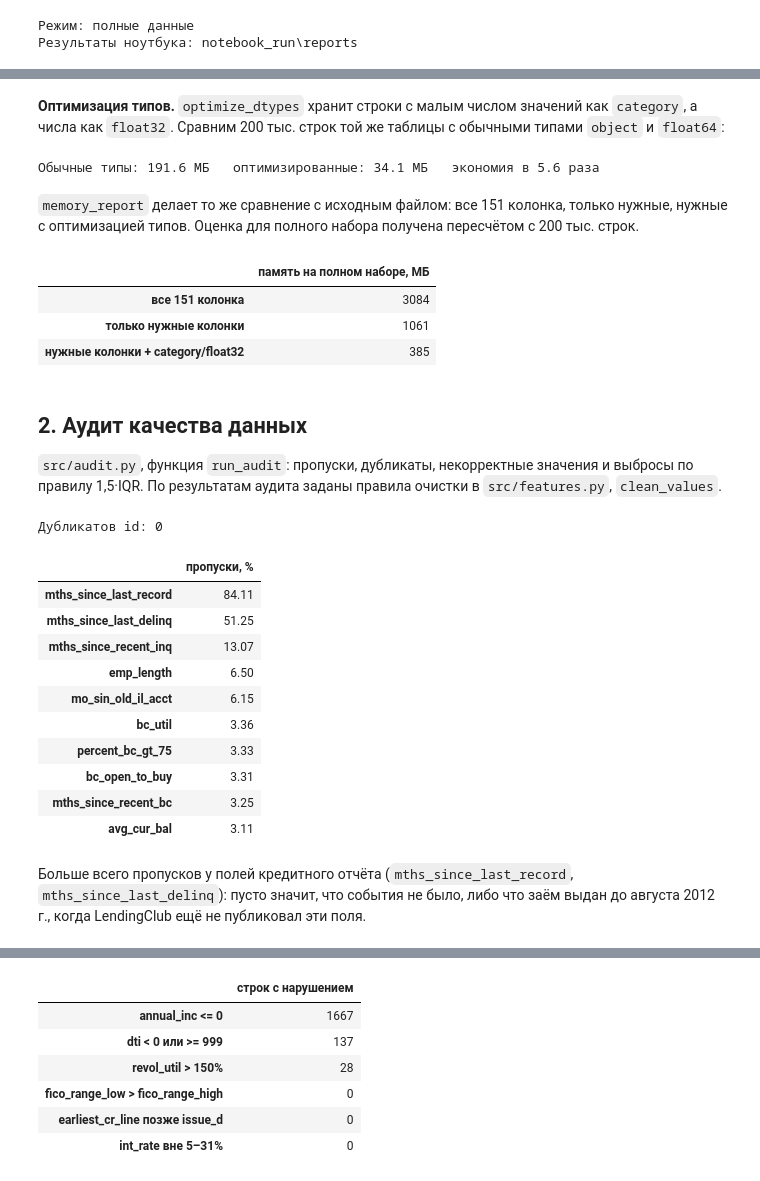
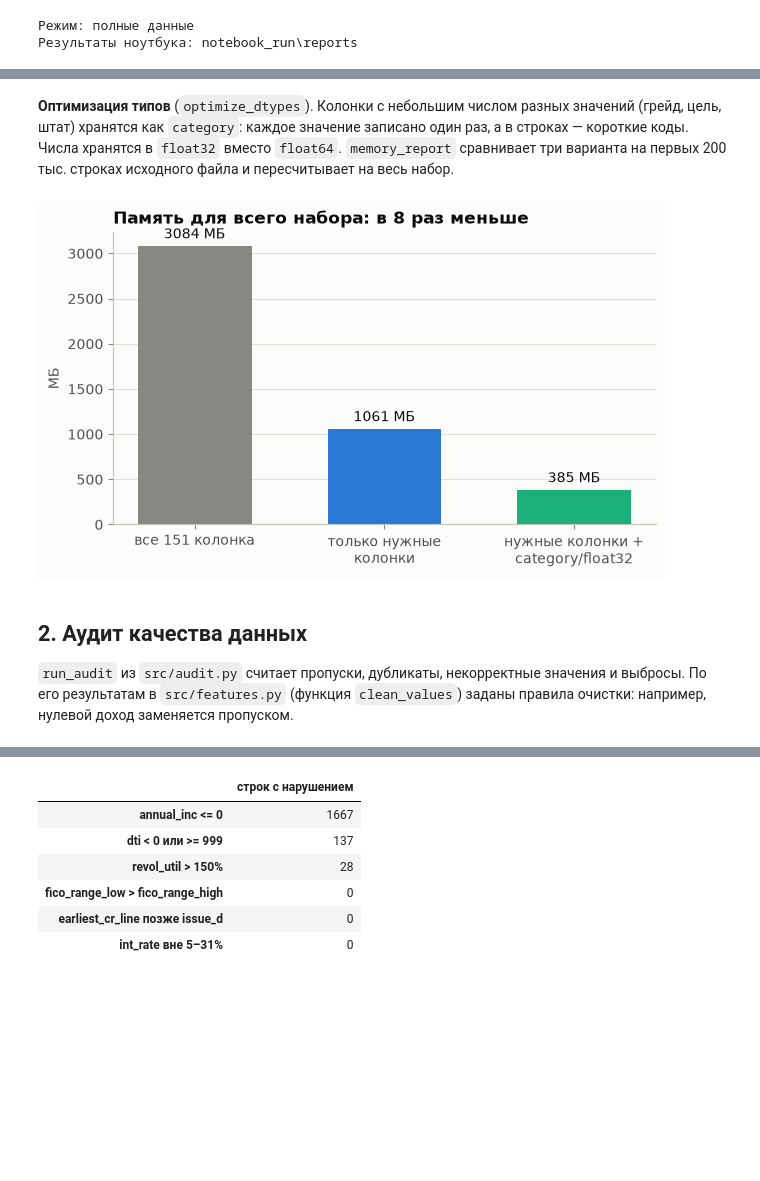
Before and after one commit to yersaa/Loan_default_prediction, a Jupyter notebook: project_walkthrough.ipynb, the cells around one changed output, grey strips where cells are left out. Cells and saved outputs as stored; diff of their text form; code cells hidden in the pictures; blank space fills up the shorter version.

```diff
--- a/project_walkthrough.ipynb
+++ b/project_walkthrough.ipynb
@@ -96,56 +137,28 @@ df.head(3)
 | 0 | 68407277 | 2015-12-01 | 3600.0 | 36 months | 13.99 | 123.029999 | C | C4 | 10+ years | ... |
 | 1 | 68355089 | 2015-12-01 | 24700.0 | 36 months | 11.99 | 820.280029 | C | C1 | 10+ years | ... |
 | 2 | 68341763 | 2015-12-01 | 20000.0 | 60 months | 10.78 | 432.660004 | B | B4 | 10+ years | ... |
-# %% [markdown]
-**Оптимизация типов.** `optimize_dtypes` хранит строки с малым числом значений как `category`, а числа как `float32`.
-Сравним 200 тыс. строк той же таблицы с обычными типами `object` и `float64`:
-# %%
-part = df.head(200_000)
-plain = part.astype({c: "object" for c in C.CATEGORICAL} | {c: "float64" for c in C.FLOAT32})
-print(f"Обычные типы: {mb(plain)} МБ   оптимизированные: {mb(part)} МБ   экономия в {mb(plain) / mb(part):.1f} раза")
-del plain, part
-# %% [output]
-Обычные типы: 191.6 МБ   оптимизированные: 34.1 МБ   экономия в 5.6 раза
-# %% [markdown]
-`memory_report` делает то же сравнение с исходным файлом: все 151 колонка, только нужные, нужные с оптимизацией типов.
-Оценка для полного набора получена пересчётом с 200 тыс. строк.
-# %%
-if C.RAW_CSV.exists():
-    memory = memory_report()["full_dataset_estimate_mb"]
-else:
-    memory = load_json(C.ROOT / "reports" / "benchmarks.json")["memory"]["full_dataset_estimate_mb"]
-sizes = {"все 151 колонка": memory["all_cols"], "только нужные колонки": memory["selected_cols"],
-         "нужные колонки + category/float32": memory["selected_optimized"]}
-pd.Series(sizes, name="память на полном наборе, МБ").to_frame()
-# %% [output]
-|  | память на полном наборе, МБ |
-| все 151 колонка | 3084 |
-| только нужные колонки | 1061 |
-| нужные колонки + category/float32 | 385 |
+# %% [markdown]
+**Оптимизация типов** (`optimize_dtypes`). Колонки с небольшим числом разных значений (грейд, цель, штат) хранятся как
+`category`: каждое значение записано один раз, а в строках — короткие коды. Числа хранятся в `float32` вместо `float64`.
+`memory_report` сравнивает три варианта на первых 200 тыс. строках исходного файла и пересчитывает на весь набор.
+# %%
+if C.RAW_CSV.exists():
+    memory = memory_report()["full_dataset_estimate_mb"]
+else:
+    memory = load_json(C.ROOT / "reports" / "benchmarks.json")["memory"]["full_dataset_estimate_mb"]
+
+labels = ["все 151 колонка", "только нужные\nколонки", "нужные колонки +\ncategory/float32"]
+values = [memory["all_cols"], memory["selected_cols"], memory["selected_optimized"]]
+fig, ax = plt.subplots(figsize=(7, 3.8))
+bars = ax.bar(labels, values, color=[MUTED, BLUE, AQUA], width=0.6)
+ax.bar_label(bars, fmt="%d МБ", padding=3)
+ax.set(title=f"Память для всего набора: в {values[0] / values[2]:.0f} раз меньше", ylabel="МБ")
+ax.grid(axis="x", visible=False)
+plt.show()
+# %% [output]
+[figure, added]
 # %% [markdown]
 ## 2. Аудит качества данных
 
-`src/audit.py`, функция `run_audit`: пропуски, дубликаты, некорректные значения и выбросы по правилу 1,5·IQR.
-По результатам аудита заданы правила очистки в `src/features.py`, `clean_values`.
+`run_audit` из `src/audit.py` считает пропуски, дубликаты, некорректные значения и выбросы. По его результатам
+в `src/features.py` (функция `clean_values`) заданы правила очистки: например, нулевой доход заменяется пропуском.
-# %%
-from src.audit import run_audit
-
-audit = run_audit(df)
-print("Дубликатов id:", audit["duplicate_ids"])
-pd.Series(audit["missing_pct"], name="пропуски, %").head(10).to_frame()
-# %% [output]
-Дубликатов id: 0
-|  | пропуски, % |
-| mths_since_last_record | 84.11 |
-| mths_since_last_delinq | 51.25 |
-| mths_since_recent_inq | 13.07 |
-| emp_length | 6.50 |
-| mo_sin_old_il_acct | 6.15 |
-| bc_util | 3.36 |
-| percent_bc_gt_75 | 3.33 |
-| bc_open_to_buy | 3.31 |
-| mths_since_recent_bc | 3.25 |
-| avg_cur_bal | 3.11 |
-# %% [markdown]
-Больше всего пропусков у полей кредитного отчёта (`mths_since_last_record`, `mths_since_last_delinq`): пусто значит,
-что события не было, либо что заём выдан до августа 2012 г., когда LendingClub ещё не публиковал эти поля.
```
Also changed, not shown: parts of 122 cells of this notebook, 5 other files.
